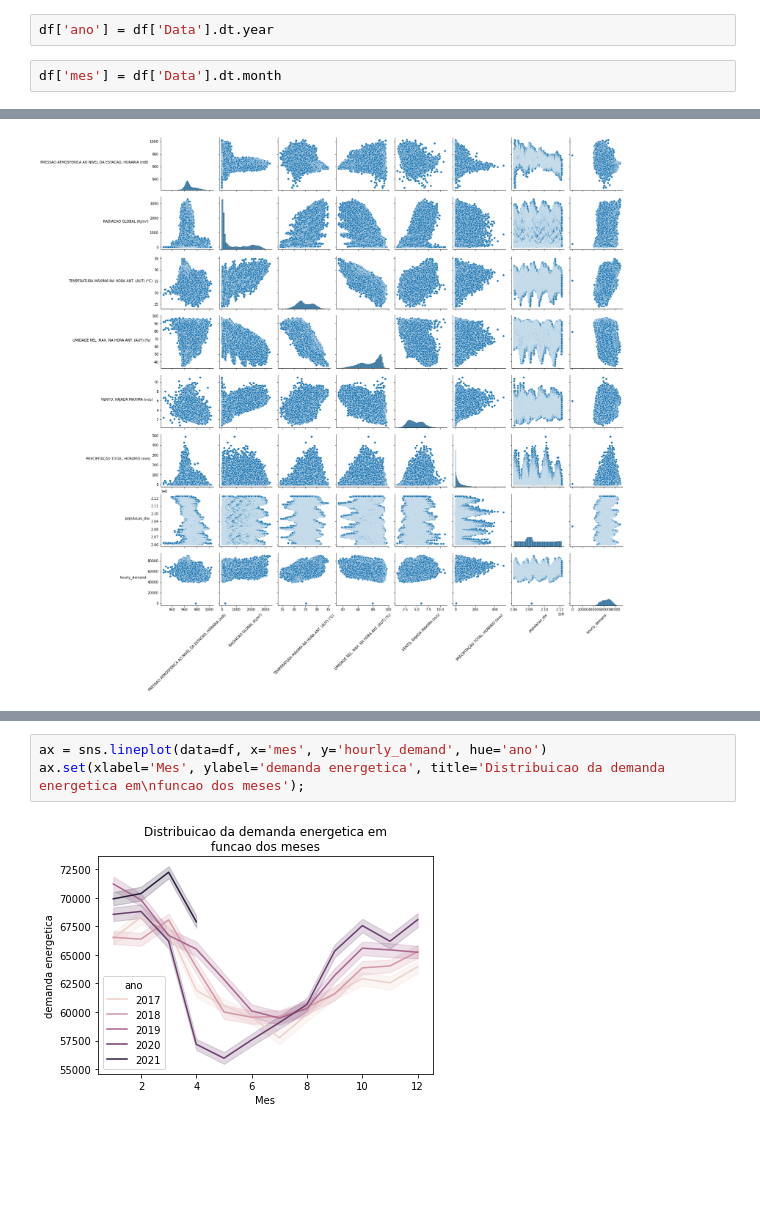
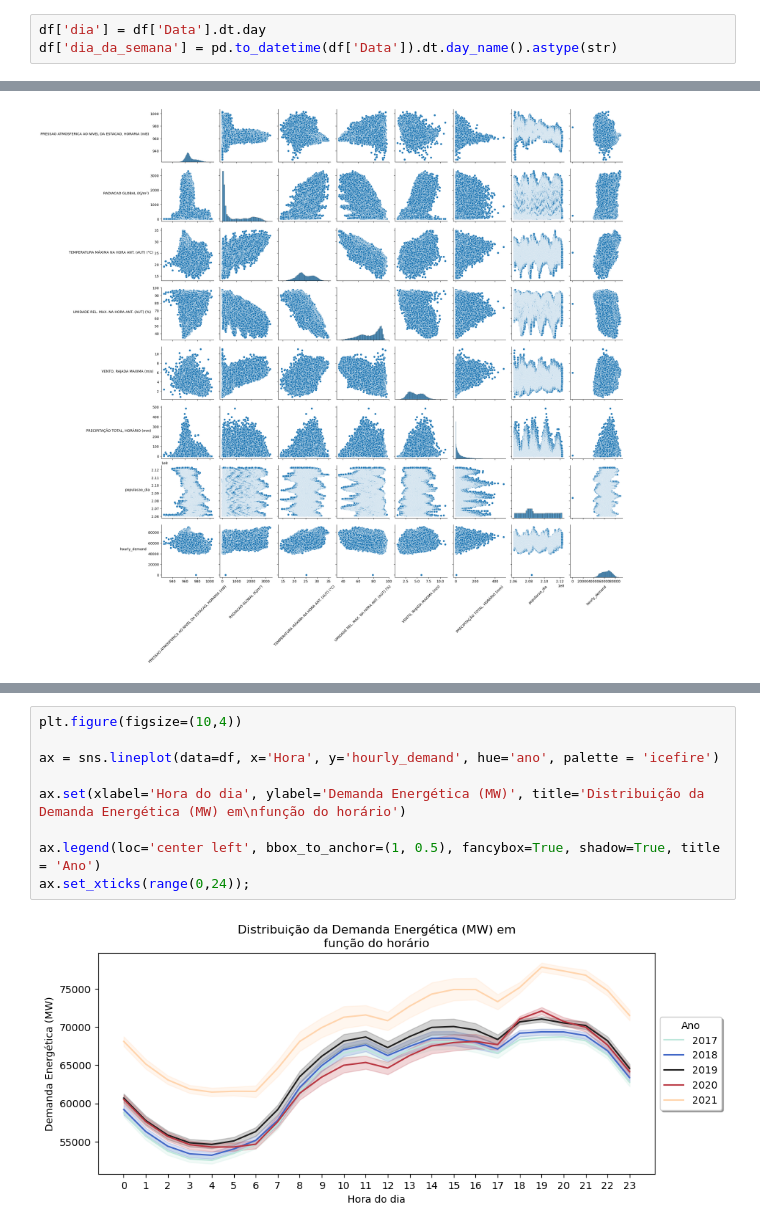
Before and after one commit to kauansacramento/energy-demand-forecast, a Jupyter notebook: energy_demand_forecast.ipynb, the cells around one changed output, grey strips where cells are left out. Drawn from its saved outputs; the diff is of its cells as text; blank space fills up the shorter version.

```diff
--- a/energy_demand_forecast.ipynb
+++ b/energy_demand_forecast.ipynb
@@ -15,10 +15,9 @@ pd.set_option('display.max_columns', 500)
 df = pd.read_csv('df_final.csv')
 # %%
 df['Data'] = pd.to_datetime(df['Data'])
-# %%
-df['ano'] = df['Data'].dt.year
-# %%
-df['mes'] = df['Data'].dt.month
+# %%
+df['dia'] = df['Data'].dt.day
+df['dia_da_semana'] = pd.to_datetime(df['Data']).dt.day_name().astype(str)
 # %% [markdown]
 ### Metrics distribution for each feature
 # %% [markdown]
@@ -64,5 +59,11 @@ ax.set(xlabel='Hora do dia', ylabel='demanda energetica', title='Distribuicao da
 # %%
-ax = sns.lineplot(data=df, x='mes', y='hourly_demand', hue='ano')
-ax.set(xlabel='Mes', ylabel='demanda energetica', title='Distribuicao da demanda energetica em\nfuncao dos meses');
+plt.figure(figsize=(10,4))
+
+ax = sns.lineplot(data=df, x='Hora', y='hourly_demand', hue='ano', palette = 'icefire')
+
+ax.set(xlabel='Hora do dia', ylabel='Demanda Energética (MW)', title='Distribuição da Demanda Energética (MW) em\nfunção do horário')
+
+ax.legend(loc='center left', bbox_to_anchor=(1, 0.5), fancybox=True, shadow=True, title = 'Ano')
+ax.set_xticks(range(0,24));
 # %% [output]
-[figure, old version]
+[figure, new version]
```
Also changed, not shown: parts of 7 cells of this notebook, 1 other file.
